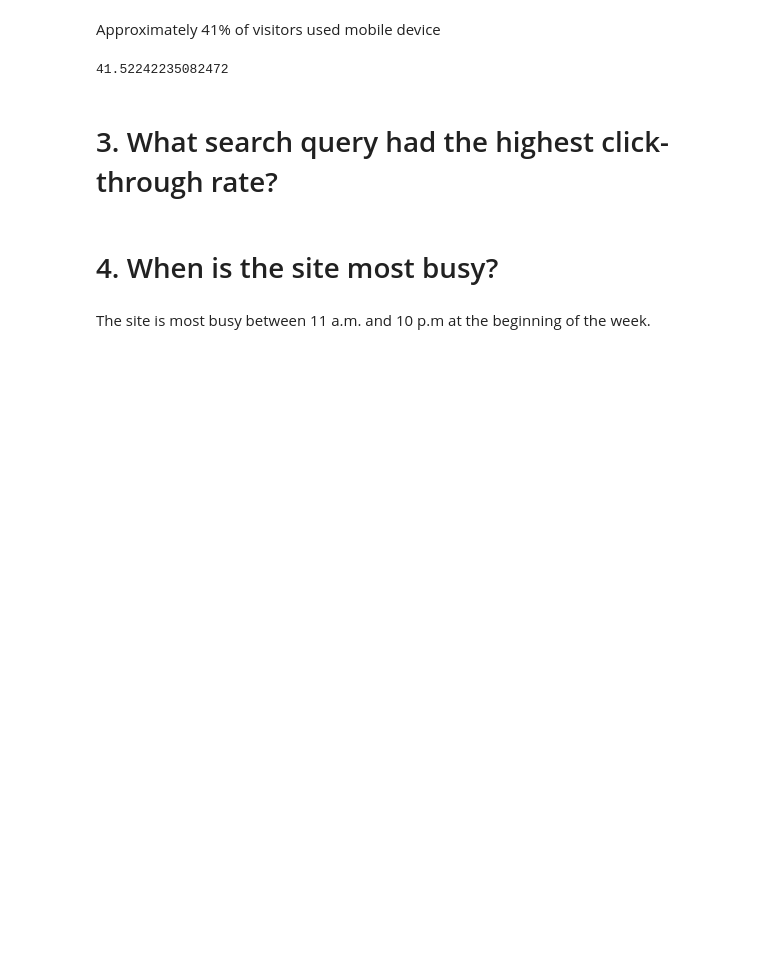
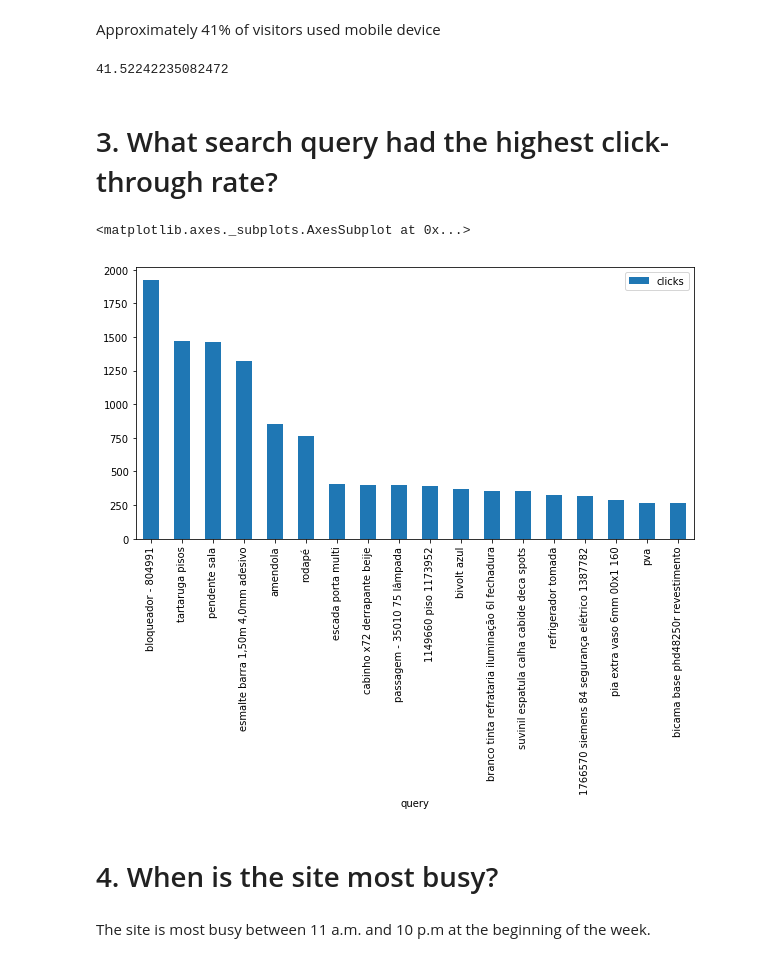
Before and after one commit to junakayama/ecommerce-events, a Jupyter notebook: ecommerce_events.ipynb, the cells around one changed output. Drawn from its saved outputs; the diff is of its cells as text; code cells hidden in the pictures; blank space fills up the shorter version.

```diff
--- a/ecommerce_events.ipynb
+++ b/ecommerce_events.ipynb
@@ -49,3 +95,12 @@ perc
+# %%
+query_clicks = df_search.groupby('query').clicks.sum().sort_values(ascending=False)
+query_clicks = pd.DataFrame(query_clicks)
+query_clicks = query_clicks[query_clicks.clicks > 250]
+# %%
+query_clicks.plot(kind='bar', figsize=(10,5))
+# %% [output]
+<matplotlib.axes._subplots.AxesSubplot at 0x...>
+[figure, added]
 # %% [markdown]
 # 4. When is the site most busy?
 # %% [markdown]
```
Also changed, not shown: parts of 16 cells of this notebook, 1 other file.
